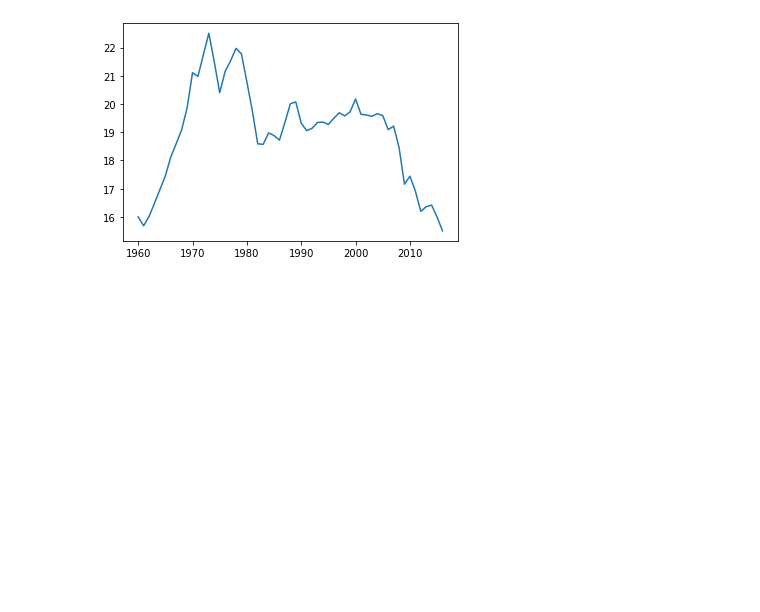
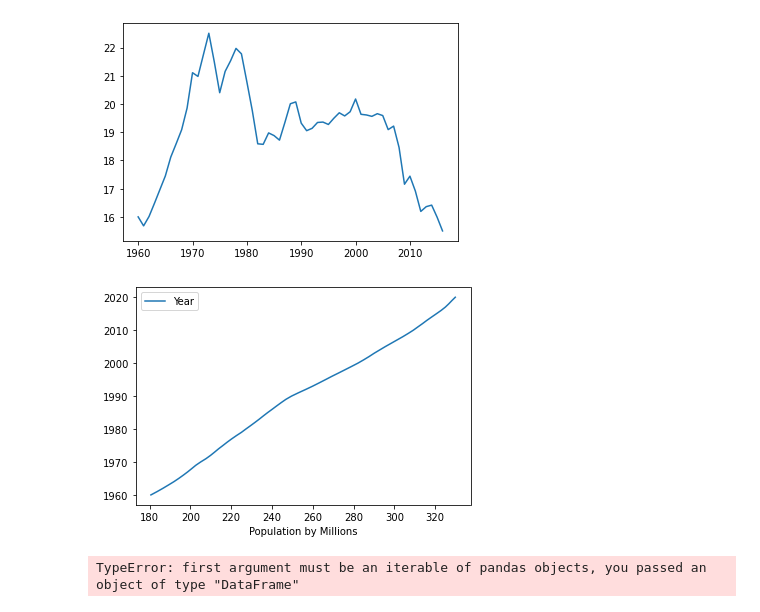
Before and after one commit to RedRubiksCube/project1, a Jupyter notebook: USemissions.ipynb, the cells around one changed output. Drawn from its saved outputs; the diff is of its cells as text; code cells hidden in the pictures; blank space fills up the shorter version.

```diff
--- a/USemissions.ipynb
+++ b/USemissions.ipynb
@@ -55,3 +36,11 @@ us_emission_scatter = us_clean_df.plot.line(legend=None)
 #plt.show
 # %% [output]
 [figure]
+# %%
+us_pop_line = pop_df.plot.line(x='Population by Millions', y='Year')
+# %% [output]
+[figure, added]
+# %%
+merged_df = pd.concat(us_clean_df, pop_df )#on="Year" )
+# %% [output]
+TypeError: first argument must be an iterable of pandas objects, you passed an object of type "DataFrame"
```
Also changed, not shown: parts of 5 cells of this notebook, 1 other file.
